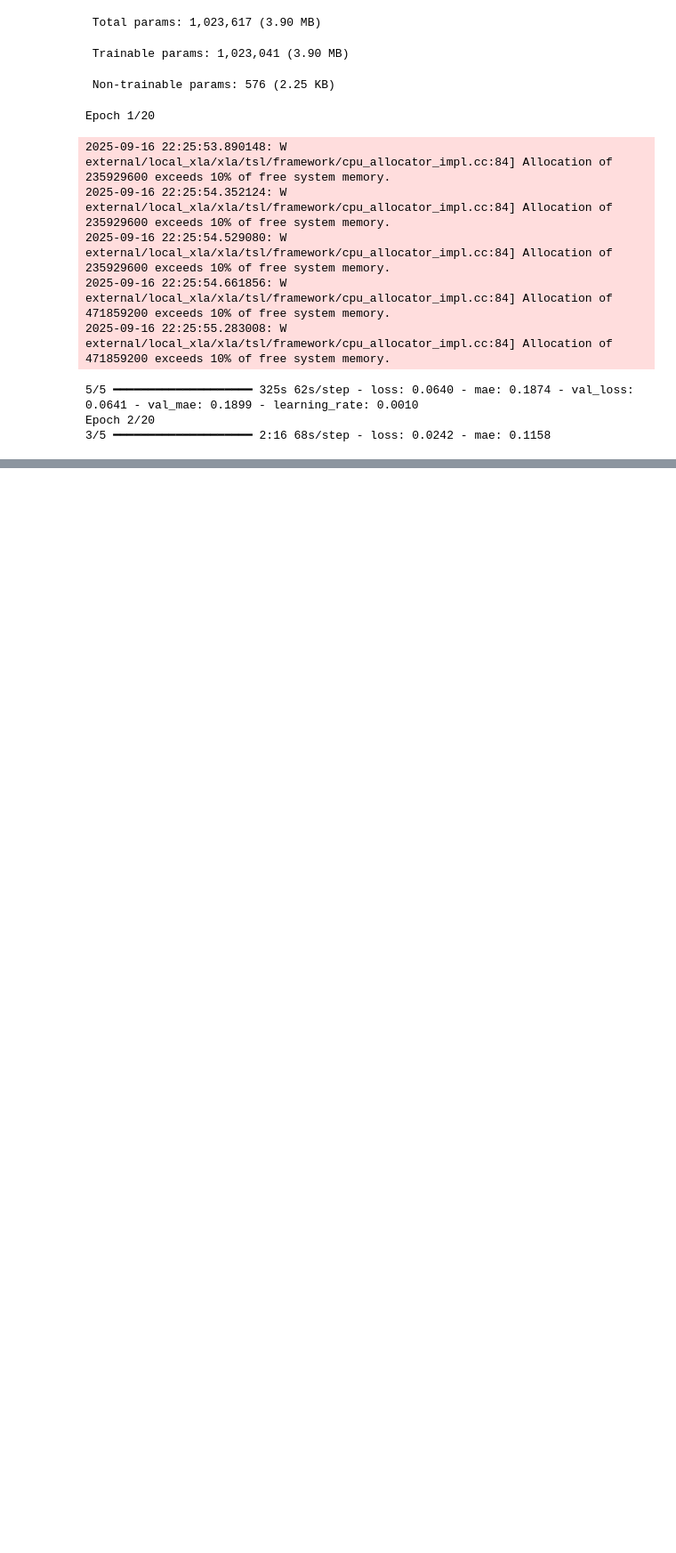
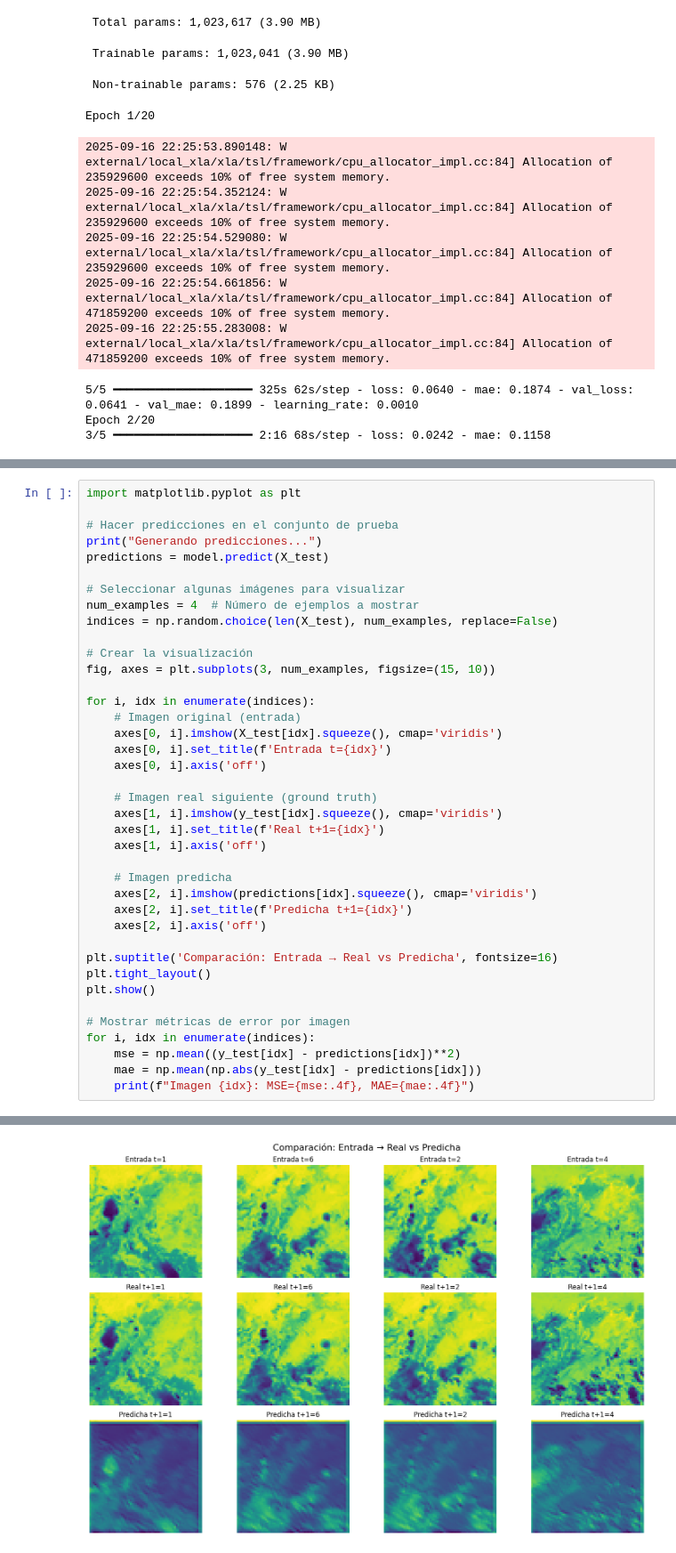
Before and after one commit to alwos19/monografia_esp_cd, a Jupyter notebook: pilt_13.ipynb, the cells around one changed output, grey strips where cells are left out. Shown at 89% size. Drawn from its saved outputs; the diff is of its cells as text; blank space fills up the shorter version.

Commit message:
Red conv2 haciendo pruebas reducidas

```diff
--- a/pilt_13.ipynb
+++ b/pilt_13.ipynb
@@ -341,0 +452,40 @@ Epoch 2/20
+# %%
+import matplotlib.pyplot as plt
+
+# Hacer predicciones en el conjunto de prueba
+print("Generando predicciones...")
+predictions = model.predict(X_test)
+
+# Seleccionar algunas imágenes para visualizar
+num_examples = 4  # Número de ejemplos a mostrar
+indices = np.random.choice(len(X_test), num_examples, replace=False)
+
+# Crear la visualización
+fig, axes = plt.subplots(3, num_examples, figsize=(15, 10))
+
+for i, idx in enumerate(indices):
+    # Imagen original (entrada)
+    axes[0, i].imshow(X_test[idx].squeeze(), cmap='viridis')
+    axes[0, i].set_title(f'Entrada t={idx}')
+    axes[0, i].axis('off')
+
+    # Imagen real siguiente (ground truth)
+    axes[1, i].imshow(y_test[idx].squeeze(), cmap='viridis')
+    axes[1, i].set_title(f'Real t+1={idx}')
+    axes[1, i].axis('off')
+
+    # Imagen predicha
+    axes[2, i].imshow(predictions[idx].squeeze(), cmap='viridis')
+    axes[2, i].set_title(f'Predicha t+1={idx}')
+    axes[2, i].axis('off')
+
+plt.suptitle('Comparación: Entrada → Real vs Predicha', fontsize=16)
+plt.tight_layout()
+plt.show()
+
+# Mostrar métricas de error por imagen
+for i, idx in enumerate(indices):
+    mse = np.mean((y_test[idx] - predictions[idx])**2)
+    mae = np.mean(np.abs(y_test[idx] - predictions[idx]))
+    print(f"Imagen {idx}: MSE={mse:.4f}, MAE={mae:.4f}")
+# %% [output]
@@ -341,0 +494 @@ Epoch 2/20
+[figure, added]
```
Also changed, not shown: parts of 6 cells of this notebook.
